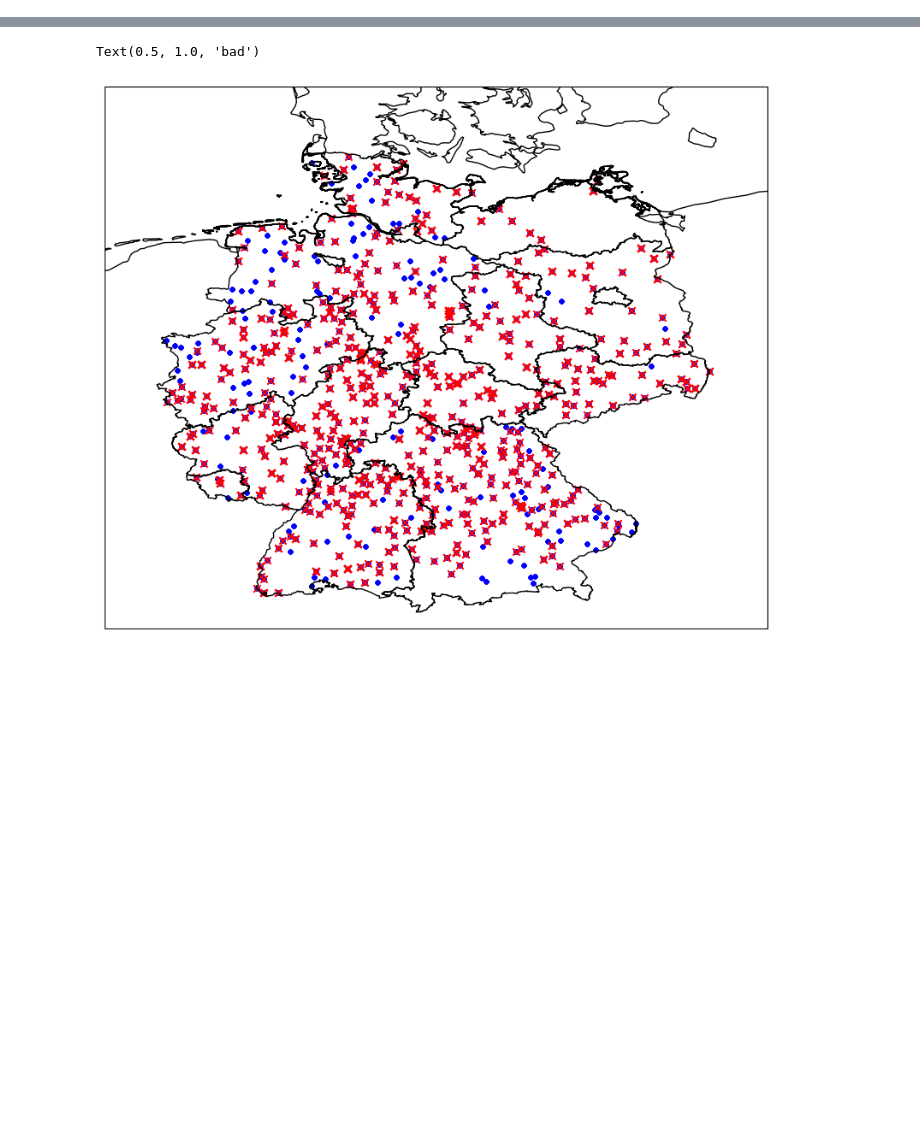
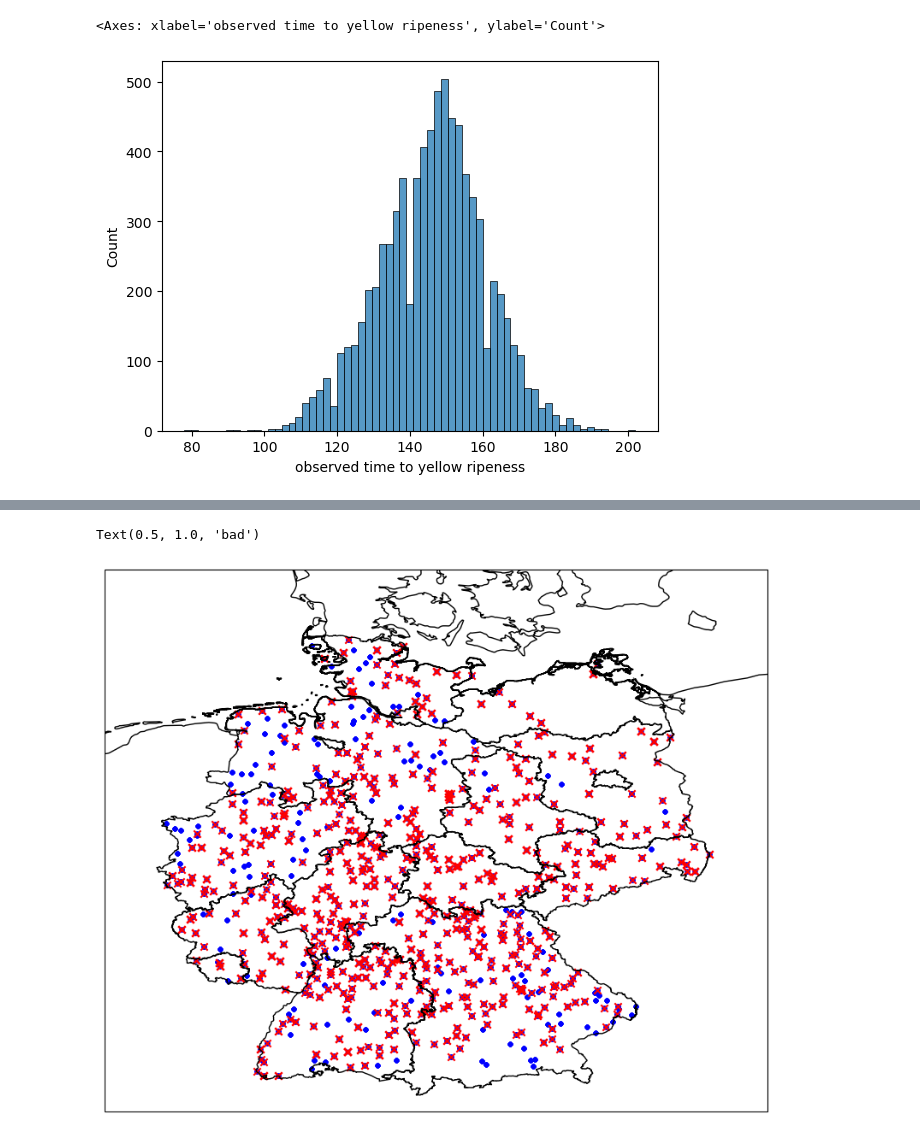
Before and after one commit to MartinP556/ML_algorithms, a Jupyter notebook: ML_Practise.ipynb, the cells around one changed output, grey strips where cells are left out. Cells and saved outputs as stored; diff of their text form; code cells hidden in the pictures; blank space fills up the shorter version.

```diff
--- a/ML_Practise.ipynb
+++ b/ML_Practise.ipynb
@@ -23,7 +29,7 @@ def subsample(ds, subsample_frac = 0.5):
     return ds_training, ds_verification
 
 def make_cumulative(ds, driver_variable = 'tas', numdays = 200):
-    ds[[f'{driver_variable} day {n}' for n in range(numdays)]] = ds[[f'{driver_variable} day {n}' for n in range(numdays)]].cumsum(axis = 1)
+    ds[[f'{driver_variable} at day {n}' for n in range(numdays)]] = ds[[f'{driver_variable} at day {n}' for n in range(numdays)]].cumsum(axis = 1)
     return ds
 
 def r2(x, y):
@@ -79,3 +85,33 @@ def get_station_locations(dataset, ds_stations):
     dataset['lat'] = dataset['lat'].map(lambda x: x[0] if isinstance(x, float) == False else x)
     dataset['lon'] = dataset['lon'].map(lambda x: x[0] if isinstance(x, float) == False else x)
     return dataset
+# %%
+ds_t2m = pd.read_csv('C:\\Users\\wlwc1989\\Documents\\Phenology_Test_Notebooks\\phenology_dwd\\results_for_comparing\\Maize_ML_data2_t2m.csv')
+ds_t2m = ds_t2m.drop('Unnamed: 0', axis = 1)
+ds_d2m = pd.read_csv('C:\\Users\\wlwc1989\\Documents\\Phenology_Test_Notebooks\\phenology_dwd\\results_for_comparing\\Maize_ML_data2_d2m.csv')
+ds_d2m = ds_d2m.drop('Unnamed: 0', axis = 1)
+ds_ssrd = pd.read_csv('C:\\Users\\wlwc1989\\Documents\\Phenology_Test_Notebooks\\phenology_dwd\\results_for_comparing\\Maize_ML_data2_ssrd.csv')
+ds_ssrd = ds_ssrd.drop('Unnamed: 0', axis = 1)
+ds_tp = pd.read_csv('C:\\Users\\wlwc1989\\Documents\\Phenology_Test_Notebooks\\phenology_dwd\\results_for_comparing\\Maize_ML_data2_tp.csv')
+ds_tp = ds_tp.drop('Unnamed: 0', axis = 1)
+# %%
+t_and_d = pd.merge(ds_t2m[[f't2m at day {day}' for day in range(300)] + ['Stations_id', 'Referenzjahr', 'observed time to yellow ripeness']],
+                   ds_d2m[[f'd2m at day {day}' for day in range(300)] + ['Stations_id', 'Referenzjahr']], on =['Stations_id', 'Referenzjahr'])
+rad_and_prec = pd.merge(ds_ssrd[[f'ssrd at day {day}' for day in range(300)] + ['Stations_id', 'Referenzjahr']],
+                        ds_tp[[f'tp at day {day}' for day in range(300)] + ['Stations_id', 'Referenzjahr']], on =['Stations_id', 'Referenzjahr'])
+ds_reanalysis = pd.merge(t_and_d, rad_and_prec, on =['Stations_id', 'Referenzjahr'])
+# %%
+ds_reanalysis = ds_reanalysis.rename(columns={'Stations_id': 'Stations_Id', 'Referenzjahr': 'year'})
+ds = ds_reanalysis #pd.merge(ds_LSP, ds_reanalysis, on=['Stations_Id', 'year'], how='outer')
+ds = ds.dropna(subset=['observed time to yellow ripeness', 't2m at day 0'])#, 'emergence date'
+ds = ds.reset_index()#.drop(['index', 'Unnamed: 0_x', 'Unnamed: 0_y'], axis=1)
+ds = make_cumulative(ds, driver_variable = 't2m', numdays = 200)
+day_columns = ['observed time to yellow ripeness']
+for column in day_columns:
+    ds[column] = pd.to_timedelta(ds[column]).dt.days
+ds = ds.where(ds['observed time to yellow ripeness'] > 50).dropna()
+# %%
+sns.histplot(ds['observed time to yellow ripeness'])
+# %% [output]
+<Axes: xlabel='observed time to yellow ripeness', ylabel='Count'>
+[figure, added]
```
Also changed, not shown: parts of 18 cells of this notebook.
